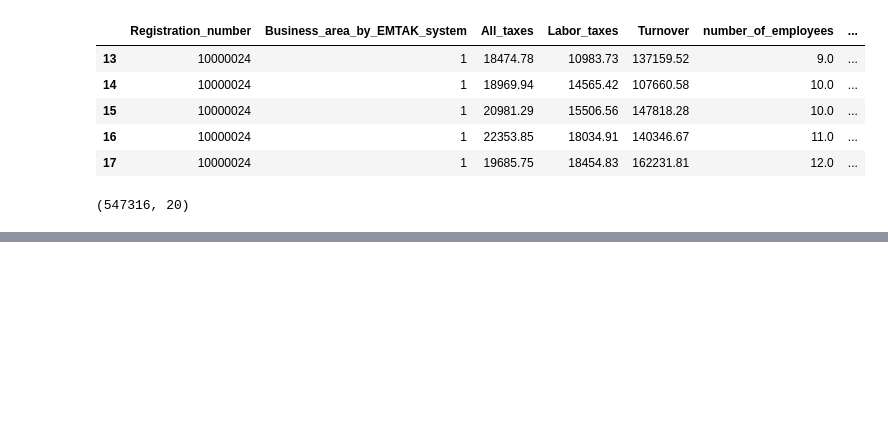
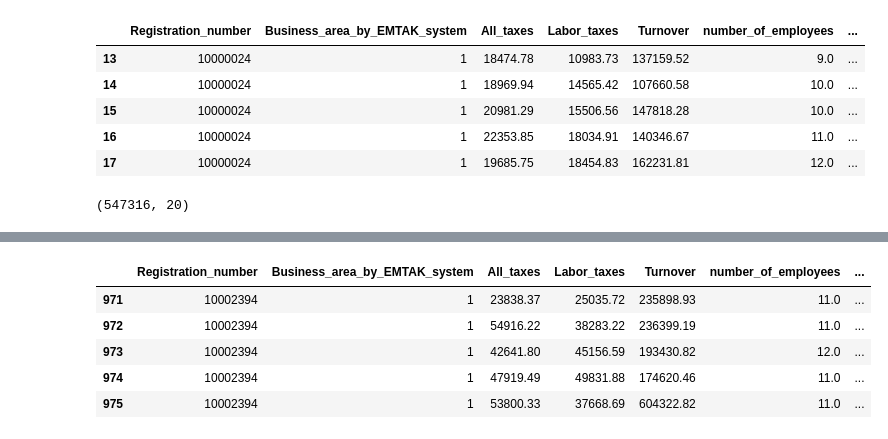
Before and after one commit to mshoush/ML21_Project_MFGC, a Jupyter notebook: Data_labelling_V2_PN_8_Dec_2021.ipynb, the cells around one changed output, grey strips where cells are left out. Cells and saved outputs as stored; diff of their text form; code cells hidden in the pictures; blank space fills up the shorter version.

```diff
--- a/Data_labelling_V2_PN_8_Dec_2021.ipynb
+++ b/Data_labelling_V2_PN_8_Dec_2021.ipynb
@@ -177,0 +210,4 @@ df_during.to_csv("./data/dataframes/during_covid_labelled_v1.csv", index=False)
+# %%
+# View best performers
+
+df_review = df_labelled[df_labelled['label']=='growing']
@@ -177,0 +234,9 @@ df_during.to_csv("./data/dataframes/during_covid_labelled_v1.csv", index=False)
+# %%
+df_review.head()
+# %% [output]
+|  | Registration_number | Business_area_by_EMTAK_system | All_taxes | Labor_taxes | Turnover | number_of_employees | ... |
+| 971 | 10002394 | 1 | 23838.37 | 25035.72 | 235898.93 | 11.0 | ... |
+| 972 | 10002394 | 1 | 54916.22 | 38283.22 | 236399.19 | 11.0 | ... |
+| 973 | 10002394 | 1 | 42641.80 | 45156.59 | 193430.82 | 12.0 | ... |
+| 974 | 10002394 | 1 | 47919.49 | 49831.88 | 174620.46 | 11.0 | ... |
+| 975 | 10002394 | 1 | 53800.33 | 37668.69 | 604322.82 | 11.0 | ... |
```
Also changed, not shown: parts of 7 cells of this notebook.
